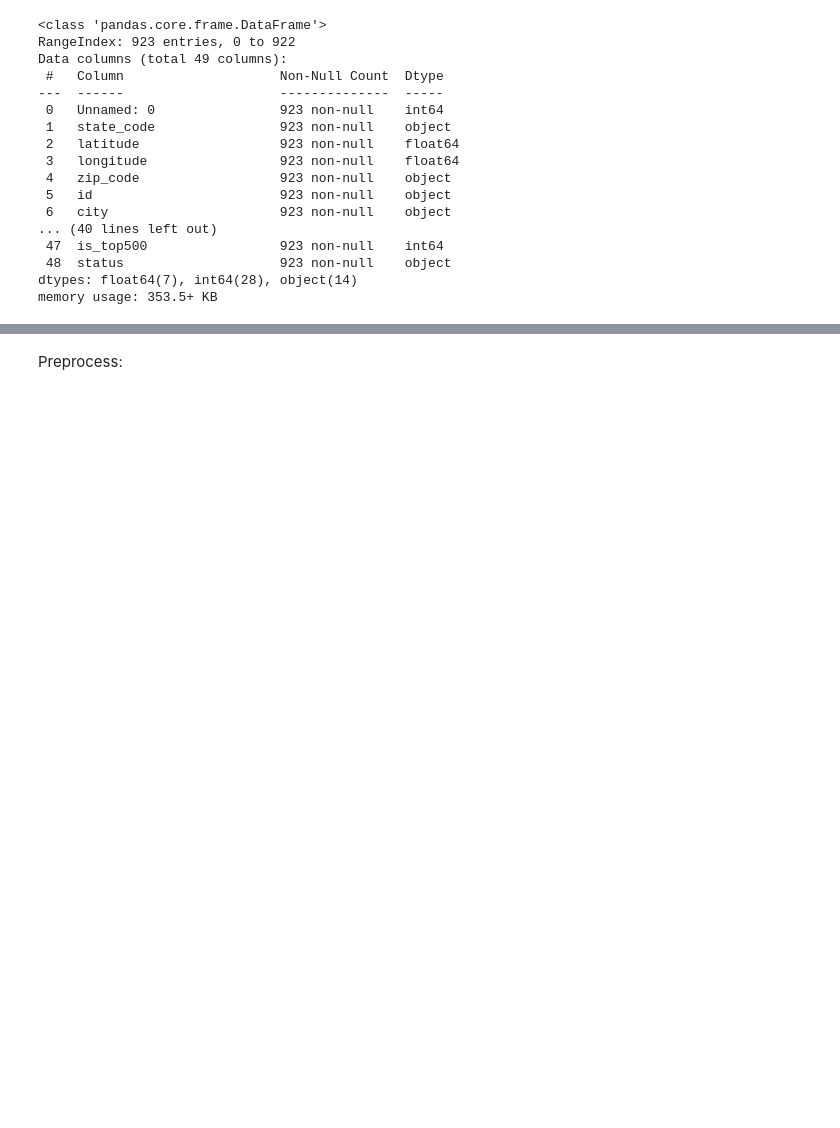
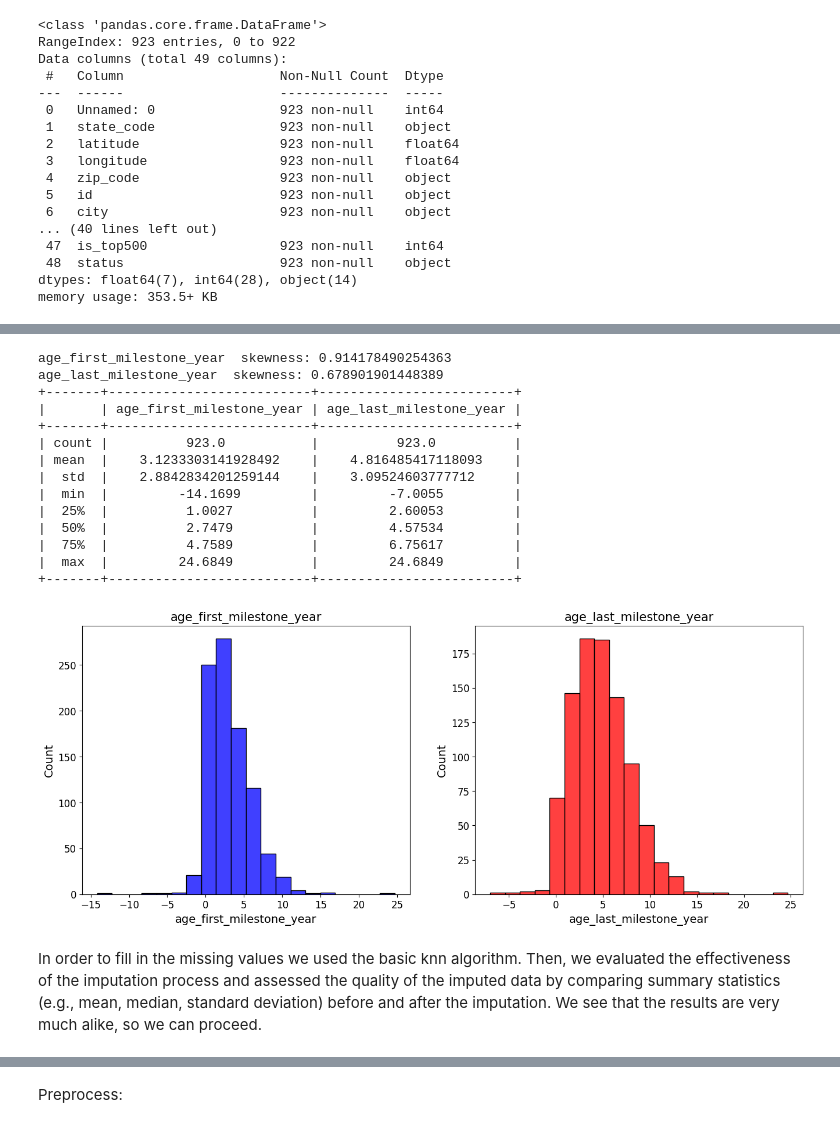
Before and after one commit to MayaVB/Applied_DS_Project, a Jupyter notebook: notebooks/EDA.ipynb, the cells around one changed output, grey strips where cells are left out. Drawn from its saved outputs; the diff is of its cells as text; code cells hidden in the pictures; blank space fills up the shorter version.

```diff
--- a/notebooks/EDA.ipynb
+++ b/notebooks/EDA.ipynb
@@ -44,0 +161,53 @@ memory usage: 353.5+ KB
+# %%
+# looking at the columns with the missing values:
+fig, axes = plt.subplots(1, 2, figsize=(16, 6))
+sns.histplot(df['age_first_milestone_year'], bins=20, color='blue',ax=axes[0])
+axes[0].set_title('age_first_milestone_year', fontsize=15)
+axes[0].set_xlabel('age_first_milestone_year', fontsize=14)
+axes[0].set_ylabel('Count', fontsize=14)
+axes[0].tick_params(axis='x', labelsize=12)
+axes[0].tick_params(axis='y', labelsize=12)
+plt.grid()
+print('age_first_milestone_year', ' skewness:', df['age_first_milestone_year'].skew(axis = 0, skipna = True) )
+df['age_first_milestone_year'].describe(include='all')
+
+sns.histplot(data=df['age_last_milestone_year'],bins=20, color='red',ax=axes[1])
+axes[1].set_title('age_last_milestone_year', fontsize=15)
+axes[1].set_xlabel('age_last_milestone_year', fontsize=14)
+axes[1].set_ylabel('Count', fontsize=14)
+axes[1].tick_params(axis='x', labelsize=12)
+axes[1].tick_params(axis='y', labelsize=12)
+plt.grid()
+print('age_last_milestone_year', ' skewness:', df['age_last_milestone_year'].skew(axis = 0, skipna = True) )
+
+
+# Get descriptive statistics
+desc_first = df['age_first_milestone_year'].describe(include='all')
+desc_last = df['age_last_milestone_year'].describe(include='all')
+
+# Combine the statistics into a single DataFrame
+desc_table = pd.DataFrame({
+    'age_first_milestone_year': desc_first,
+    'age_last_milestone_year': desc_last
+})
+
+# Display the table with tabulate
+print(tabulate(desc_table, headers='keys', tablefmt='pretty'))
+# %% [output]
+age_first_milestone_year  skewness: 0.914178490254363
+age_last_milestone_year  skewness: 0.678901901448389
++-------+--------------------------+-------------------------+
+|       | age_first_milestone_year | age_last_milestone_year |
++-------+--------------------------+-------------------------+
+| count |          923.0           |          923.0          |
+| mean  |    3.1233303141928492    |    4.816485417118093    |
+|  std  |    2.8842834201259144    |    3.09524603777712     |
+|  min  |         -14.1699         |         -7.0055         |
+|  25%  |          1.0027          |         2.60053         |
+|  50%  |          2.7479          |         4.57534         |
+|  75%  |          4.7589          |         6.75617         |
+|  max  |         24.6849          |         24.6849         |
++-------+--------------------------+-------------------------+
+[figure, added]
+# %% [markdown]
+In order to fill in the missing values we used the basic knn algorithm. Then, we evaluated the effectiveness of the imputation process and assessed the quality of the imputed data by comparing summary statistics (e.g., mean, median, standard deviation) before and after the imputation. We see that the results are very much alike, so we can proceed.
```
Also changed, not shown: parts of 33 cells of this notebook.
